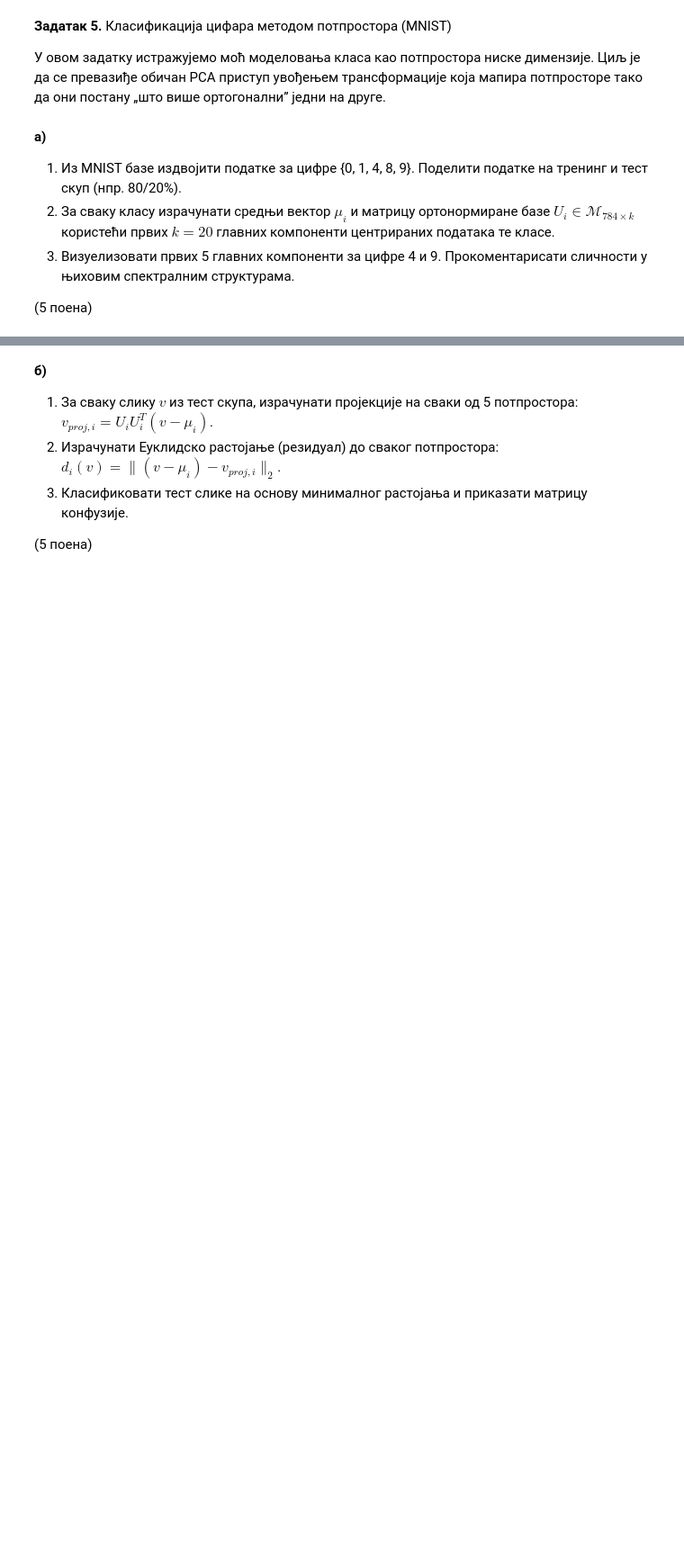
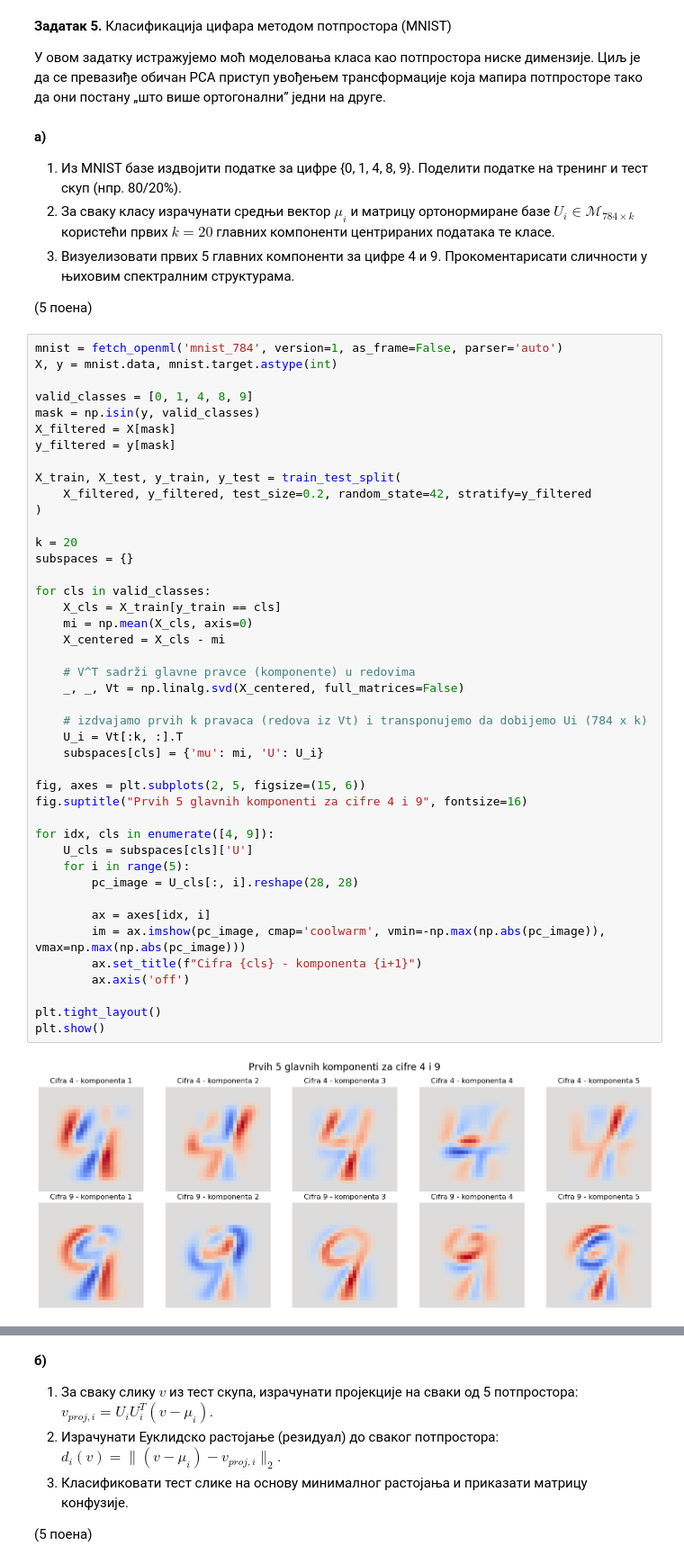
Before and after one commit to paunovicjovan/mathematical-methods-for-machine-learning, a Jupyter notebook: Homeworks/06Domaci_Jovan_Paunovic.ipynb, the cells around one changed output, grey strips where cells are left out. Shown at 90% size. Cells and saved outputs as stored; diff of their text form; blank space fills up the shorter version.

```diff
--- a/Homeworks/06Domaci_Jovan_Paunovic.ipynb
+++ b/Homeworks/06Domaci_Jovan_Paunovic.ipynb
@@ -1173,3 +1135,48 @@ Relativna greška aproksimacije:   0.1743
 3. Визуелизовати првих 5 главних компоненти за цифре 4 и 9. Прокоментарисати сличности у њиховим спектралним структурама.
 
 (5 поена)
+# %%
+mnist = fetch_openml('mnist_784', version=1, as_frame=False, parser='auto')
+X, y = mnist.data, mnist.target.astype(int)
+
+valid_classes = [0, 1, 4, 8, 9]
+mask = np.isin(y, valid_classes)
+X_filtered = X[mask]
+y_filtered = y[mask]
+
+X_train, X_test, y_train, y_test = train_test_split(
+    X_filtered, y_filtered, test_size=0.2, random_state=42, stratify=y_filtered
+)
+
+k = 20
+subspaces = {}
+
+for cls in valid_classes:
+    X_cls = X_train[y_train == cls]
+    mi = np.mean(X_cls, axis=0)
+    X_centered = X_cls - mi
+
+    # V^T sadrži glavne pravce (komponente) u redovima
+    _, _, Vt = np.linalg.svd(X_centered, full_matrices=False)
+
+    # izdvajamo prvih k pravaca (redova iz Vt) i transponujemo da dobijemo Ui (784 x k)
+    U_i = Vt[:k, :].T
+    subspaces[cls] = {'mu': mi, 'U': U_i}
+
+fig, axes = plt.subplots(2, 5, figsize=(15, 6))
+fig.suptitle("Prvih 5 glavnih komponenti za cifre 4 i 9", fontsize=16)
+
+for idx, cls in enumerate([4, 9]):
+    U_cls = subspaces[cls]['U']
+    for i in range(5):
+        pc_image = U_cls[:, i].reshape(28, 28)
+
+        ax = axes[idx, i]
+        im = ax.imshow(pc_image, cmap='coolwarm', vmin=-np.max(np.abs(pc_image)), vmax=np.max(np.abs(pc_image)))
+        ax.set_title(f"Cifra {cls} - komponenta {i+1}")
+        ax.axis('off')
+
+plt.tight_layout()
+plt.show()
+# %% [output]
+[figure, added]
```
Also changed, not shown: parts of 7 cells of this notebook.
